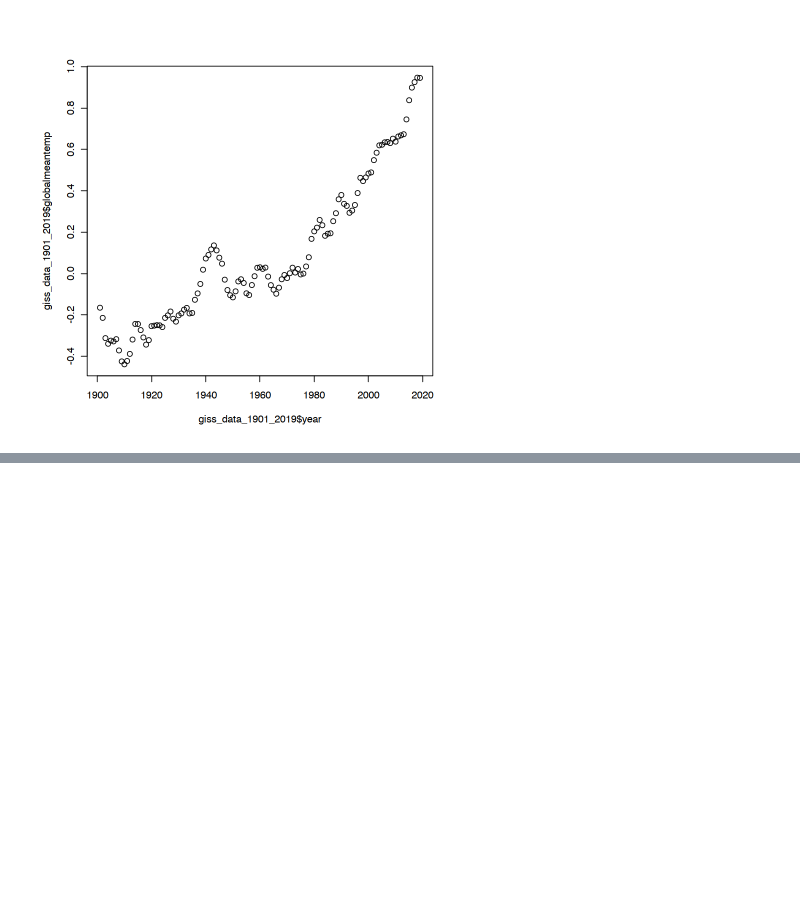
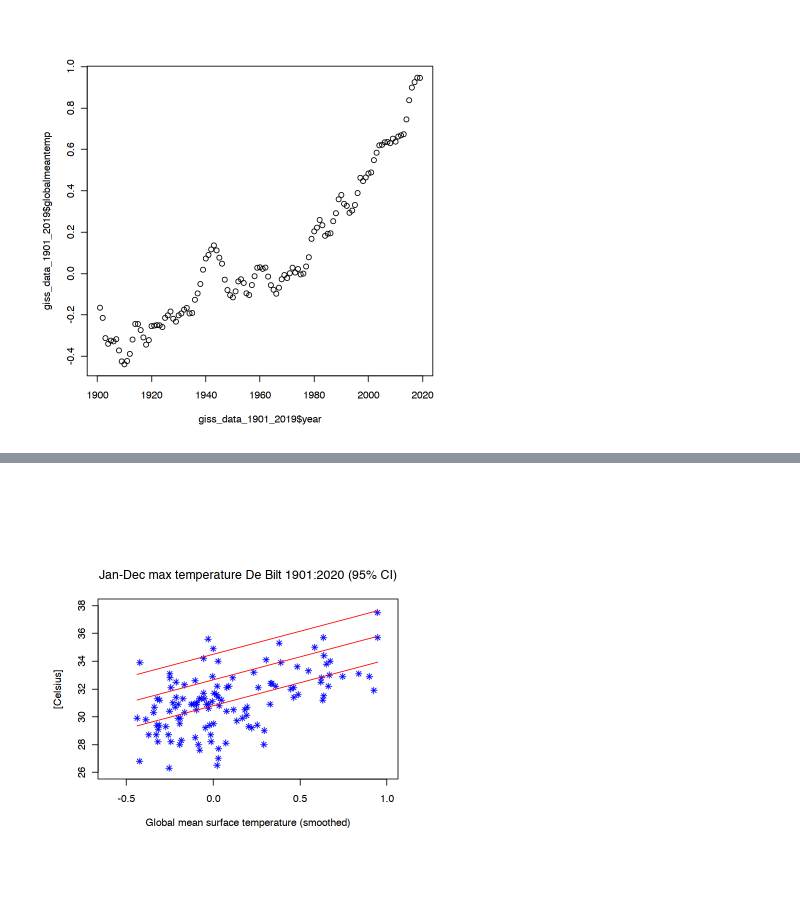
Before and after one commit to C3S-attribution-service/ToolsTesting, a Jupyter notebook: extRemes.ipynb, the cells around one changed output, grey strips where cells are left out. Cells and saved outputs as stored; diff of their text form; code cells hidden in the pictures; blank space fills up the shorter version.

```diff
--- a/extRemes.ipynb
+++ b/extRemes.ipynb
@@ -122,0 +84,12 @@ plot(rlevels)
+# %%
+rv2 = return.level(fit0, return.period = 2, conf = 0.95)
+rv6 = return.level(fit0, return.period = 6, conf = 0.95)
+rv40 = return.level(fit0, return.period = 40, conf = 0.95)
+# %%
+par(pin = c(5,3))
+plot(giss_data_1901_2019$globalmeantemp, debilt_yearly_max$maxtemp, col="blue", xlim=c(-0.6,1), ylim=c(26,38), xlab='Global mean surface temperature (smoothed)', ylab='[Celsius]', pch=8, main='Jan-Dec max temperature De Bilt 1901:2020 (95% CI)')
+lines(giss_data_1901_2019$globalmeantemp, rv2, col="red",lty=1)
+lines(giss_data_1901_2019$globalmeantemp, rv6, col="red",lty=1)
+lines(giss_data_1901_2019$globalmeantemp, rv40, col="red",lty=1)
+# %% [output]
+[figure, added]
```
Also changed, not shown: parts of 12 cells of this notebook, 1 other file.
